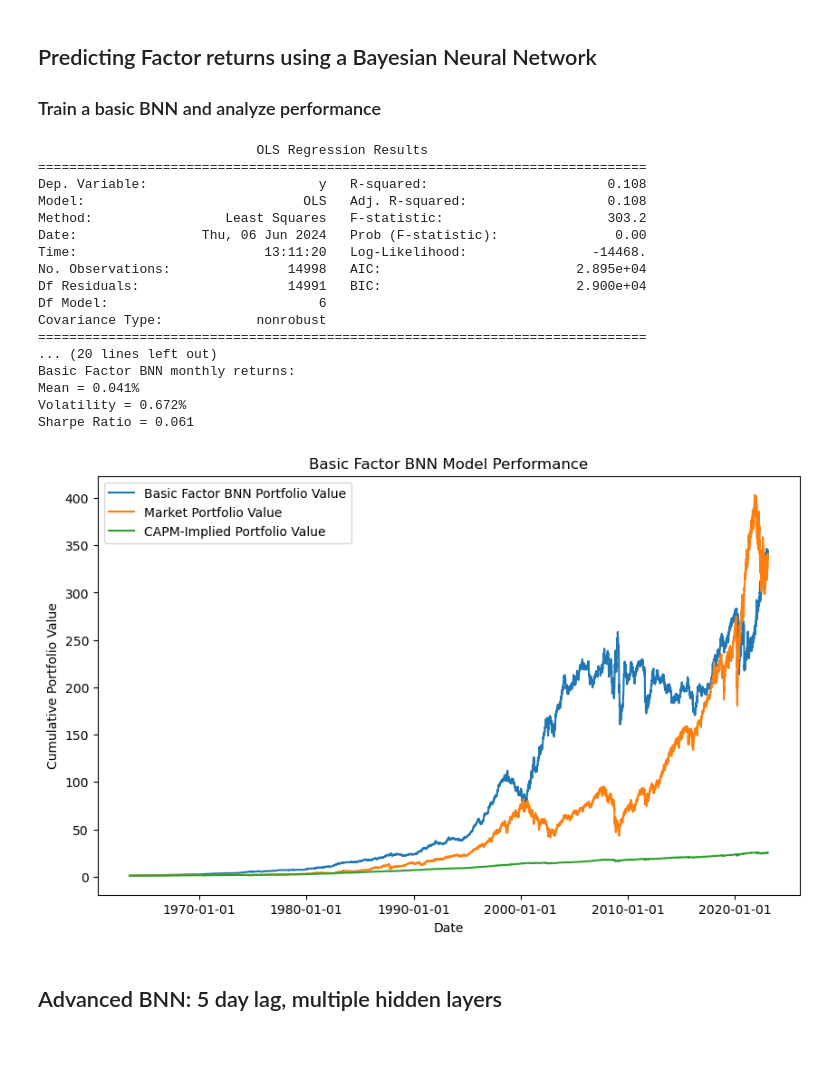
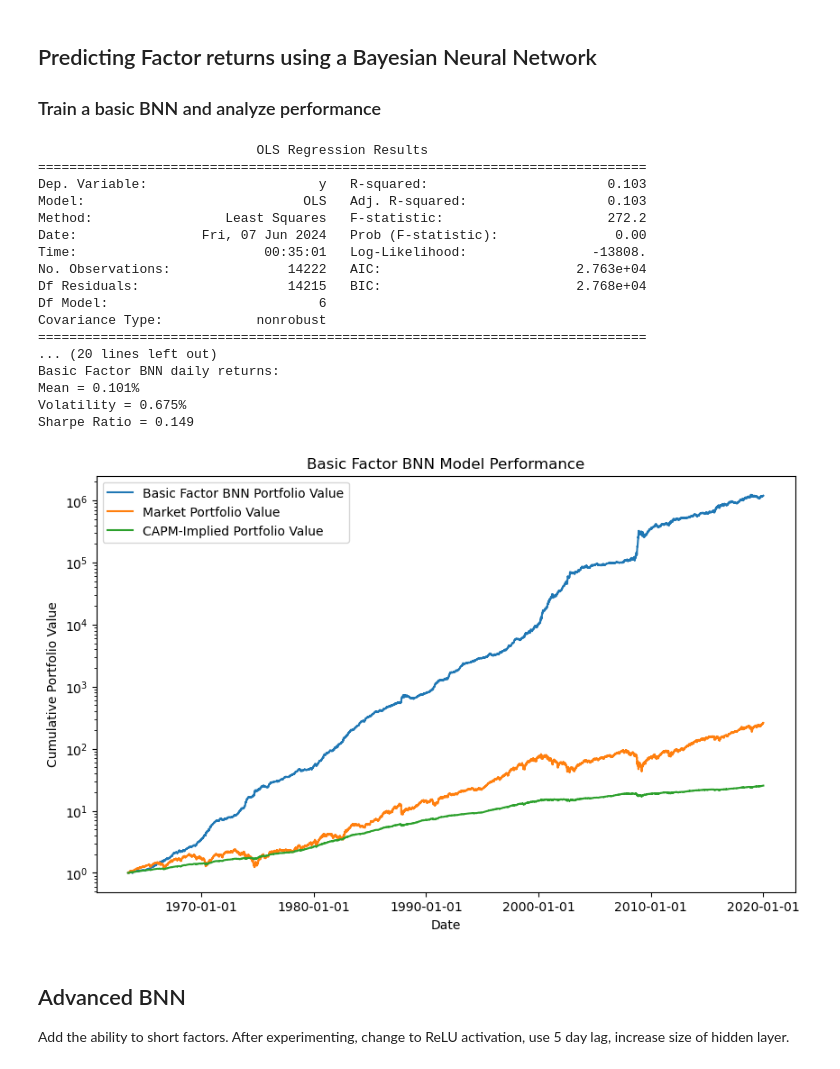
Before and after one commit to KMcCand/Hedge_Funds_Caltech, a Jupyter notebook: Pricing Options using Bayesian Neural Networks/BEM114_final_project_working.ipynb, the cells around one changed output. Drawn from its saved outputs; the diff is of its cells as text; code cells hidden in the pictures.

```diff
--- a/Pricing Options using Bayesian Neural Networks/BEM114_final_project_working.ipynb
+++ b/Pricing Options using Bayesian Neural Networks/BEM114_final_project_working.ipynb
@@ -416,31 +538,34 @@ Sharpe Ratio = 0.248
 
 ### Train a basic BNN and analyze performance
 # %%
-fitting_returns_data(
+predictive1, strat_df1, return_vector1, model_OLS1 = fitting_returns_data(
     'ff6_factors_19630701_20230131.csv',
     io_day_1_lag,
     model_basic_bnn,
     "Basic Factor BNN",
-    seed = COMMON_SEED);
+    seed = COMMON_SEED,
+    log = True)
 # %% [output]
                             OLS Regression Results
 ==============================================================================
-Dep. Variable:                      y   R-squared:                       0.108
-Model:                            OLS   Adj. R-squared:                  0.108
-Method:                 Least Squares   F-statistic:                     303.2
-Date:                Thu, 06 Jun 2024   Prob (F-statistic):               0.00
-Time:                        13:11:20   Log-Likelihood:                -14468.
-No. Observations:               14998   AIC:                         2.895e+04
-Df Residuals:                   14991   BIC:                         2.900e+04
+Dep. Variable:                      y   R-squared:                       0.103
+Model:                            OLS   Adj. R-squared:                  0.103
+Method:                 Least Squares   F-statistic:                     272.2
+Date:                Fri, 07 Jun 2024   Prob (F-statistic):               0.00
+Time:                        00:35:01   Log-Likelihood:                -13808.
+No. Observations:               14222   AIC:                         2.763e+04
+Df Residuals:                   14215   BIC:                         2.768e+04
 Df Model:                           6
 Covariance Type:            nonrobust
 ==============================================================================
 ... (20 lines left out)
-Basic Factor BNN monthly returns:
-Mean = 0.041%
-Volatility = 0.672%
-Sharpe Ratio = 0.061
+Basic Factor BNN daily returns:
+Mean = 0.101%
+Volatility = 0.675%
+Sharpe Ratio = 0.149
-[figure, old version]
+[figure, new version]
-# %% [markdown]
-## Advanced BNN: 5 day lag, multiple hidden layers
+# %% [markdown]
+## Advanced BNN
+
+Add the ability to short factors. After experimenting, change to ReLU activation, use 5 day lag, increase size of hidden layer.
 # %%
```
Also changed, not shown: parts of 15 cells of this notebook, 5 other files.
